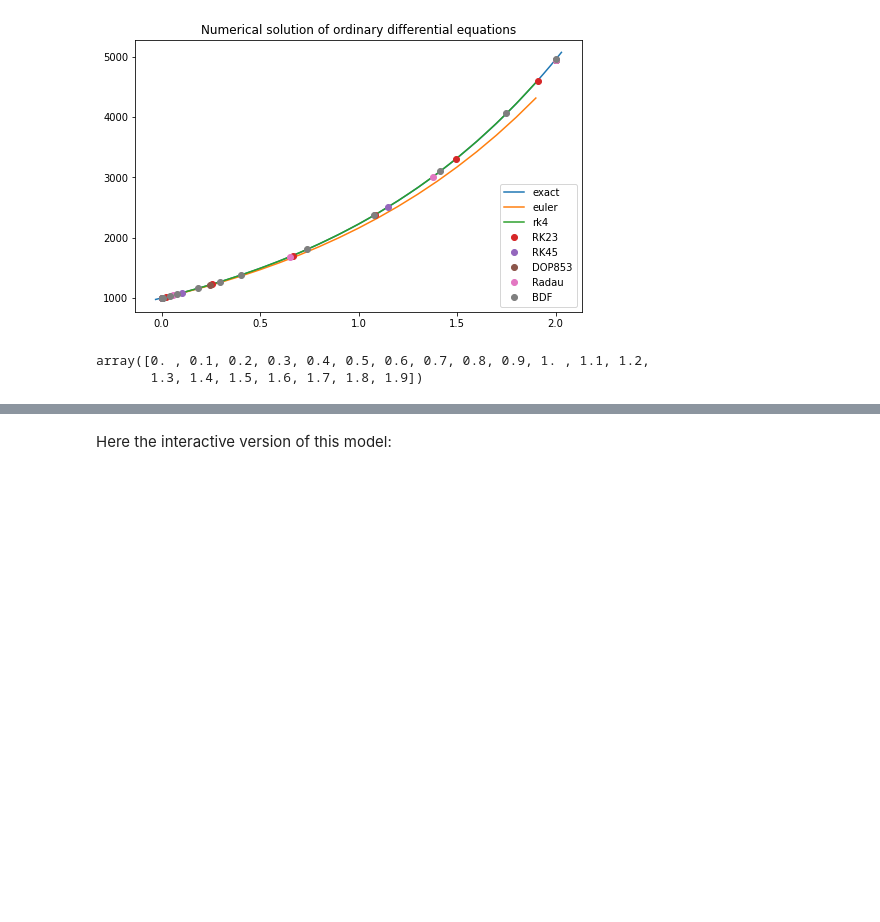
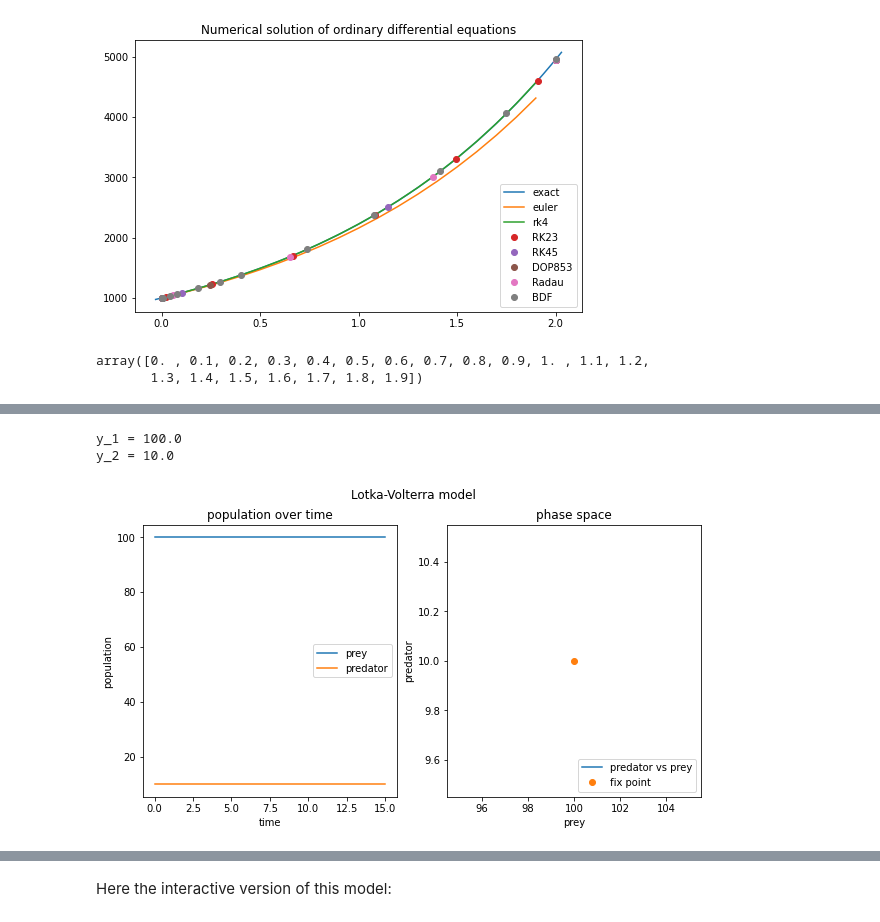
Before and after one commit to OleBo/MathSo, a Jupyter notebook: notebooks/NumericalDifferentiation.ipynb, the cells around one changed output, grey strips where cells are left out. Saved outputs shown, nothing was run; the diff lists cells and outputs as text; code cells hidden in the pictures; blank space fills up the shorter version.

```diff
--- a/notebooks/NumericalDifferentiation.ipynb
+++ b/notebooks/NumericalDifferentiation.ipynb
@@ -391,0 +411,8 @@ lotka_volterra.main(p, q, r, s, y0[0], y0[1], [a, b])
+# %%
+print(r'y_1 = {}'.format(s/r))
+print(r'y_2 = {}'.format(p/q))
+lotka_volterra.main(p, q, r, s, s/r, p/q, [a, b])
+# %% [output]
+y_1 = 100.0
+y_2 = 10.0
+[figure, added]
```
Also changed, not shown: parts of 11 cells of this notebook, 3 other files.
